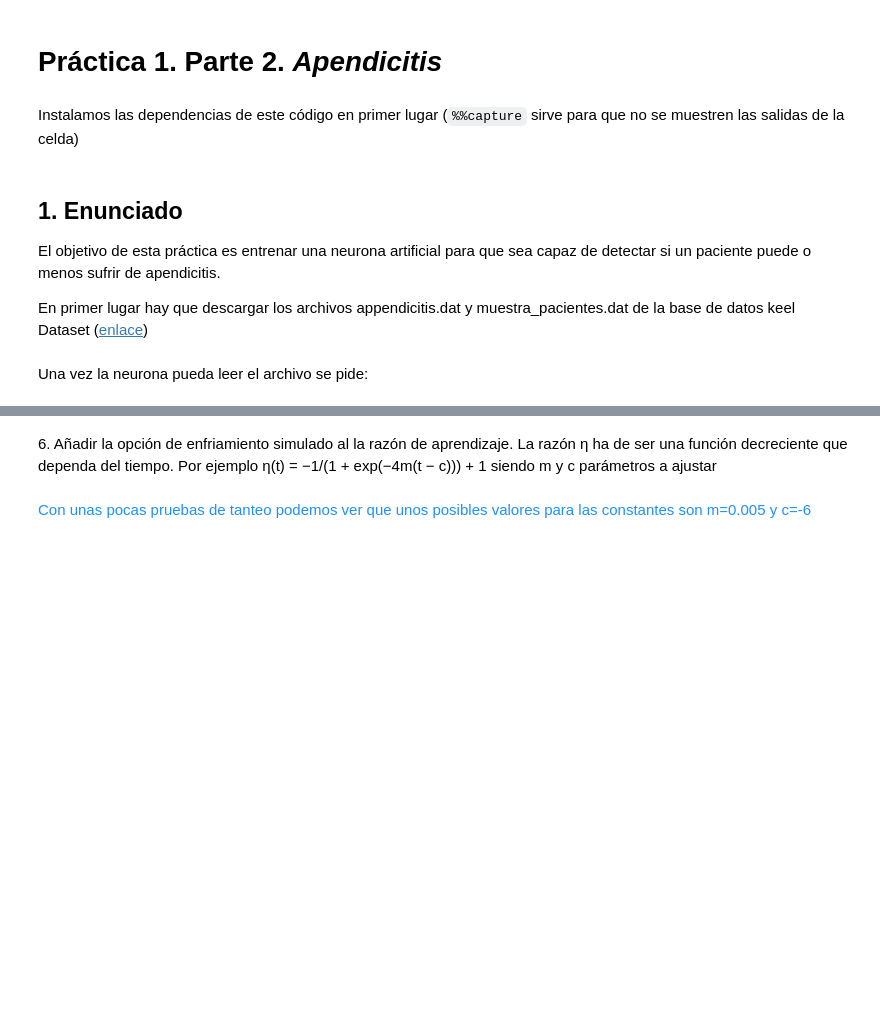
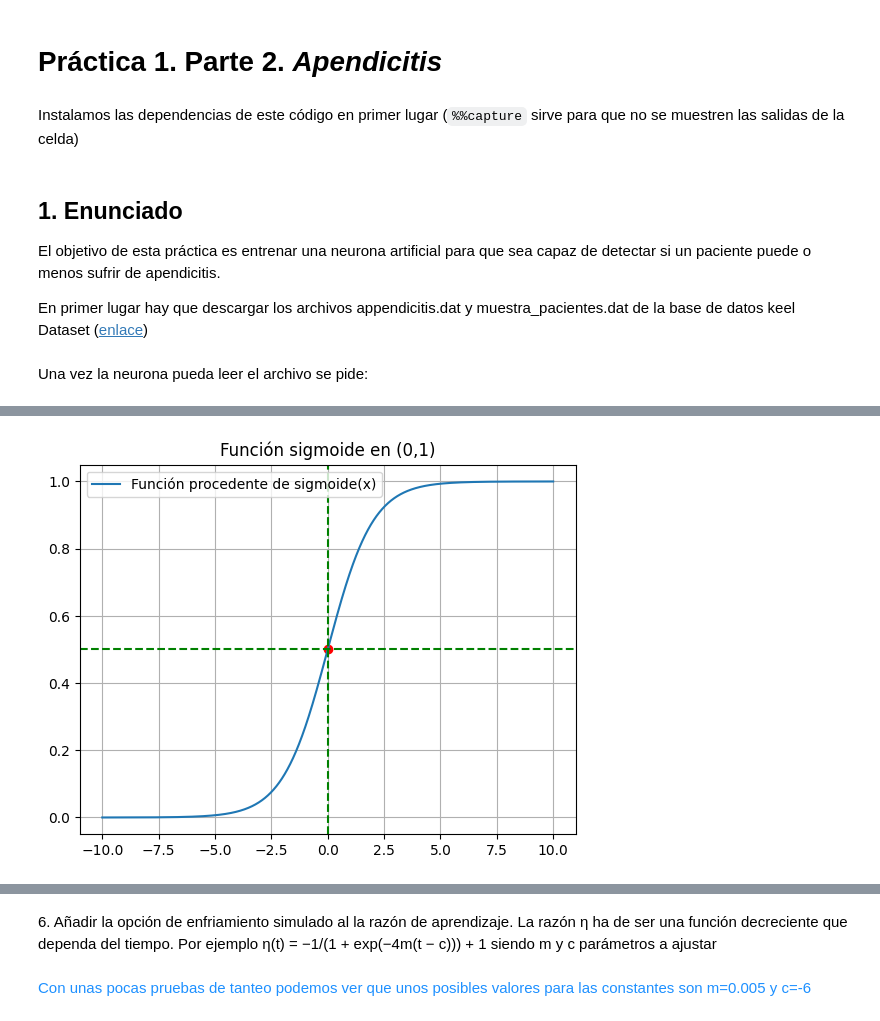
Before and after one commit to Apriea04/ComputacionNeuronalEvolutiva, a Jupyter notebook: Computación Evolutiva/Práctica 0/Pate 2.ipynb, the cells around one changed output, grey strips where cells are left out. Drawn from its saved outputs; the diff is of its cells as text; code cells hidden in the pictures; blank space fills up the shorter version.

```diff
--- a/Computación Evolutiva/Práctica 0/Pate 2.ipynb
+++ b/Computación Evolutiva/Práctica 0/Pate 2.ipynb
@@ -48,0 +89,32 @@ Esta ecuación tiene una única solución en [-1, 1] siendo p=0. Por ello podemo
+# %%
+# Función 2
+def sigmoide(x):
+    """Calcula el valor de la función f(x) = 1/(1 + e^(-x)), con
+    imagen entre 0 y 1."""
+
+    # Nótese que sigmoide(0) = 0 y sigmoide(1) = 1, luego no habría problema con esos valores.
+
+    return 1 / (1 + np.exp(-x))
+
+
+# Representamos esta función en el intervalo correspondiente para
+# cerciorarnos de su correcta definición:
+
+x = np.linspace(-10, 10, 100000)
+f_x = sigmoide(x)
+
+plt.plot(x, f_x)
+plt.title("Función sigmoide en (0,1)")
+plt.axvline(x=0, color="g", linestyle="--")
+plt.axhline(y=0.5, color="g", linestyle="--")
+
+points = inflection_points(x, f_x)
+
+# Representamos los punto de inflexión
+plt.scatter(points, sigmoide(points), color="r")
+
+plt.grid()
+plt.legend(["Función procedente de sigmoide(x)"])
+plt.show()
+# %% [output]
+[figure, added]
```
Also changed, not shown: parts of 19 cells of this notebook.
